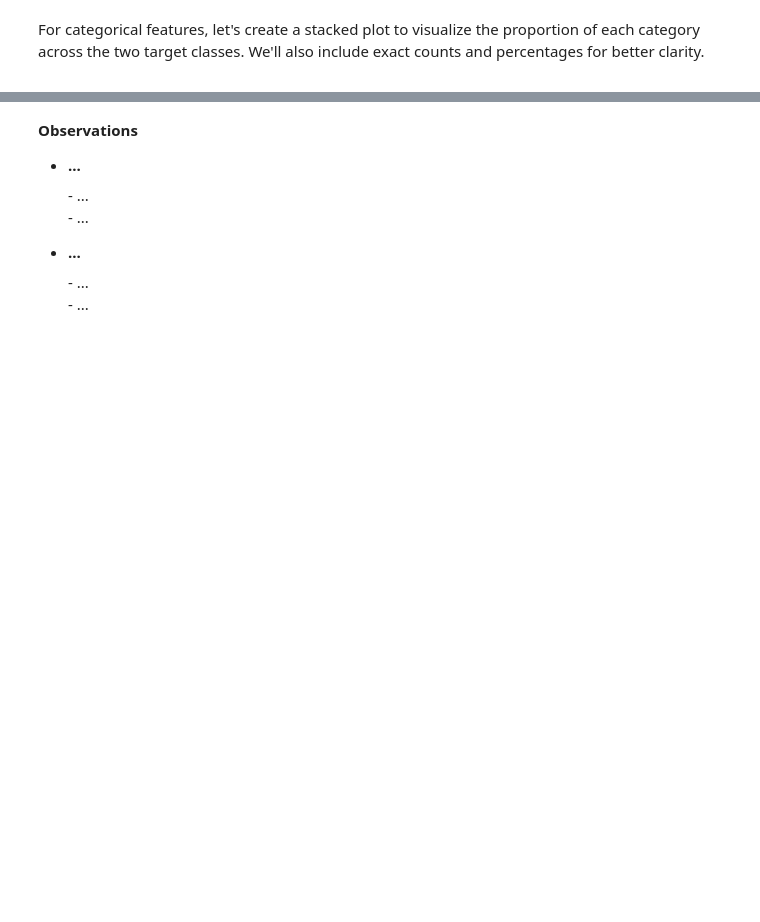
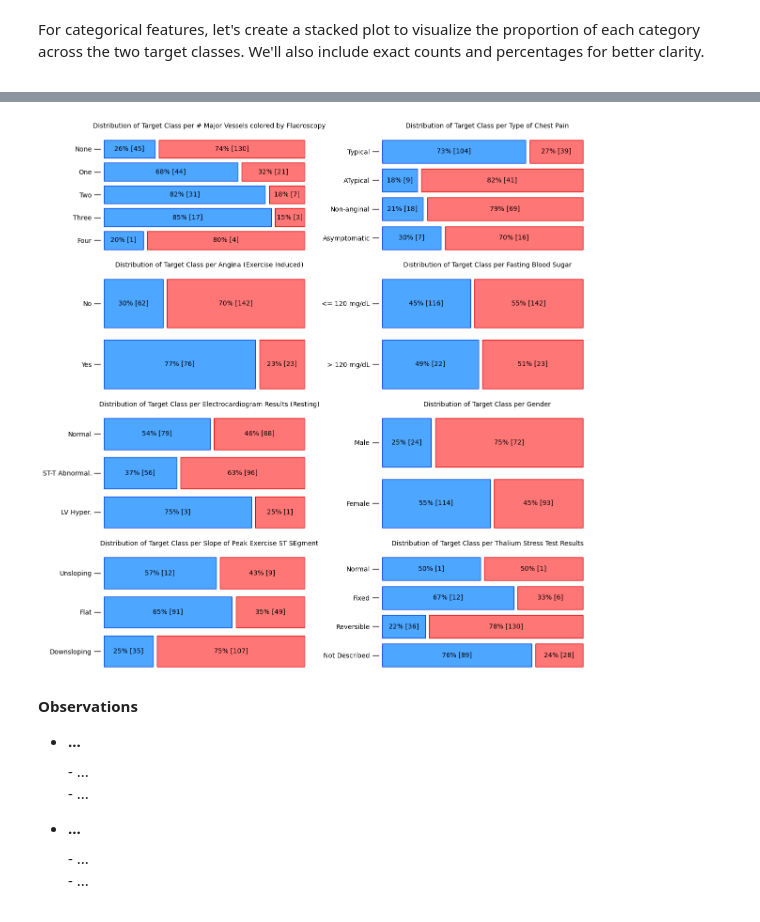
Before and after one commit to sal-siddiqui/heart-disease-prediction, a Jupyter notebook: my-attempt.ipynb, the cells around one changed output, grey strips where cells are left out. Cells and saved outputs as stored; diff of their text form; code cells hidden in the pictures; blank space fills up the shorter version.

```diff
--- a/my-attempt.ipynb
+++ b/my-attempt.ipynb
@@ -837,3 +686,73 @@ plt.show()
+# %%
+fig, axes = plt.subplots(ncols=2, nrows=4, figsize=(12, 12))
+
+features_discrete_without_target = features_discrete.drop("target")
+
+for ax, feature in zip(axes.flatten(), features_discrete_without_target):
+    datum = data.groupby([feature, "target"]).size()
+    sums = datum.groupby(feature).sum()
+    ratios = (datum / sums).round(2)
+
+    labels = sums.index
+
+    left = 0
+
+    for label in labels:
+        ax.barh(
+            y=label,
+            width=ratios[label][0],
+            color="#4da6ff",
+            edgecolor="xkcd:blue",
+        )
+
+        left = ratios[label][0]
+
+        ax.barh(
+            y=label,
+            width=ratios[label][1],
+            left=left + 0.02,
+            color="#ff7676",
+            edgecolor="xkcd:red",
+        )
+
+        ax.set_title(
+            f"Distribution of Target Class per {ser_titles[feature]}",
+            fontsize=10,
+            pad=10,
+        )
+
+    # Set the y tick labels
+    ax.set_yticks(ticks=labels, labels=ser_encodings[feature][:])
+
+    # Remove the top, right, left, and bottom spines
+    ax.spines[["top", "right", "bottom", "left"]].set_visible(False)
+
+    # Remove the x ticks and labels
+    ax.set_xticks([], [])
+
+    # Move the left spine 10 pixels left
+    ax.spines["left"].set_position(("outward", 10))
+
+    # Adjust the ticks
+    ax.tick_params(direction="inout", length=10, width=1)
+
+    # Add the annotations
+    totals = datum.values
+    for idx, container in enumerate(ax.containers):
+        ax.bar_label(
+            container,
+            label_type="center",
+            fmt=lambda x: f"{x * 100:.0f}% [{totals[idx]}]",
+        )
+
+    # Invert y-axis
+    ax.invert_yaxis()
+
+
+plt.tight_layout()
+plt.show()
+# %% [output]
+[figure, added]
 # %% [markdown]
 <div style="font-size:15px">
 
```
Also changed, not shown: parts of 37 cells of this notebook, 1 other file.
